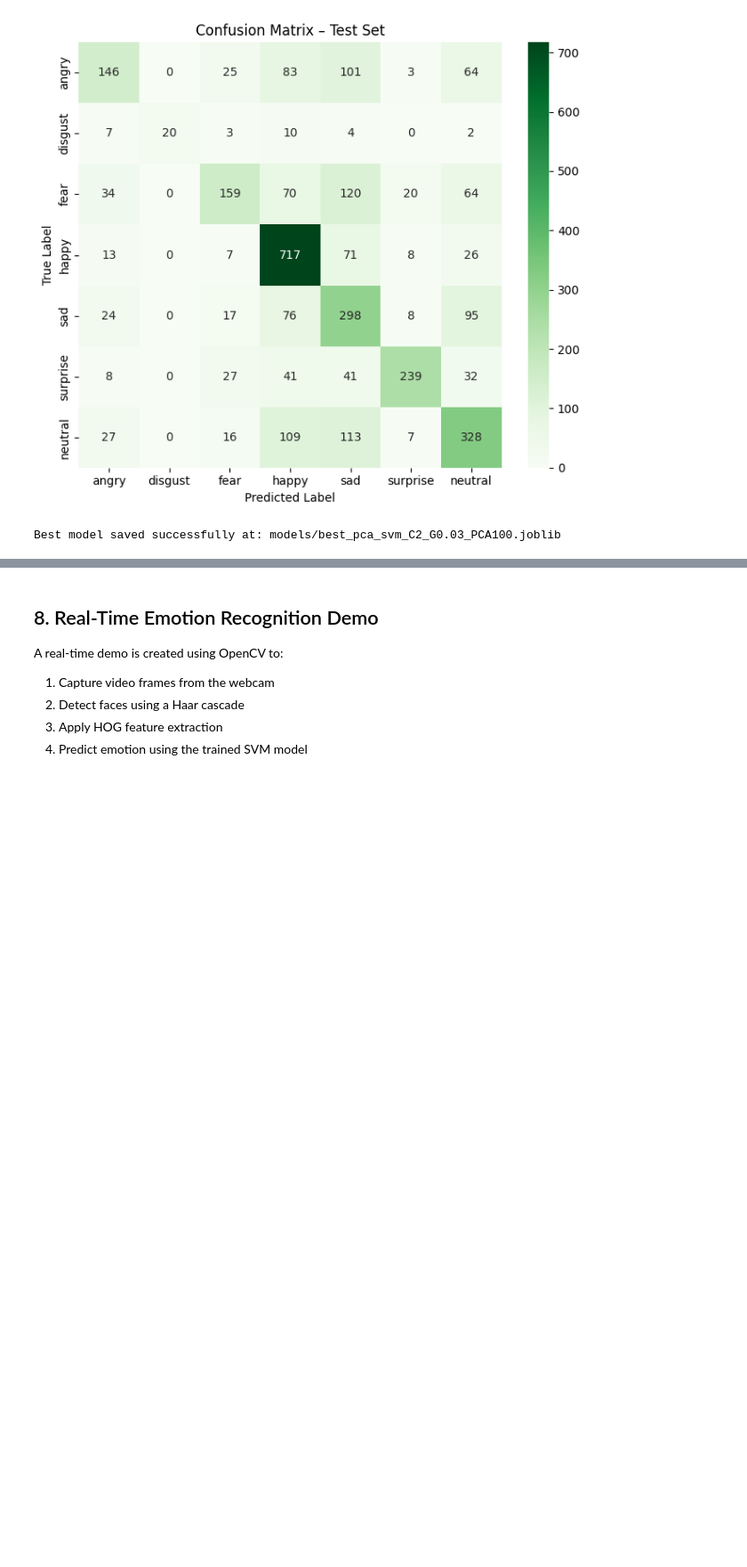
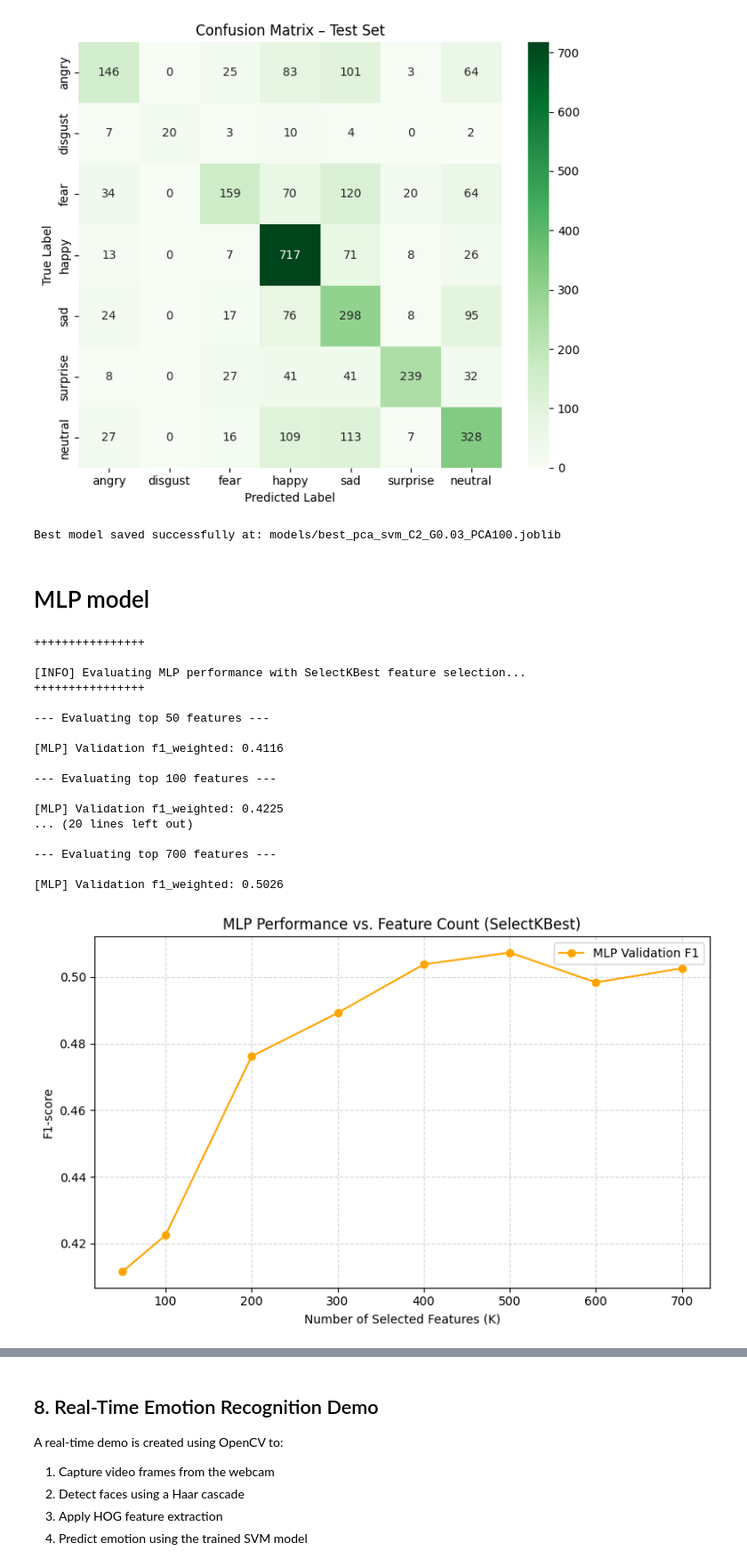
Before and after one commit to shivunchinniah/ml_emotion_recognition, a Jupyter notebook: New_emotion_reg.ipynb, the cells around one changed output, grey strips where cells are left out. Shown at 89% size. Cells and saved outputs as stored; diff of their text form; code cells hidden in the pictures; blank space fills up the shorter version.

Commit message:
update MLP model

```diff
--- a/New_emotion_reg.ipynb
+++ b/New_emotion_reg.ipynb
@@ -1101,7 +1104,8 @@ def build_and_evaluate_pipeline(
             param_updates["clf__C"] = C
         if gamma is not None:
             param_updates["clf__gamma"] = gamma
-        if class_weights is not None:
+        # Only apply class_weight if supported by estimator
+        if class_weights is not None and "class_weight" in estimator.get_params():
             param_updates["clf__class_weight"] = class_weights
         pipe.set_params(**param_updates)
 
@@ -1236,3 +1242,18 @@ New shape: (26271, 700)
+# %%
+# SVM model base
+base_svm = SVC(kernel="rbf", random_state=42)
+
+base_mlp = MLPClassifier(
+    hidden_layer_sizes=(256, 128),
+    activation="relu",
+    solver="adam",
+    alpha=1e-4,
+    batch_size=64,
+    learning_rate_init=1e-3,
+    max_iter=200,
+    early_stopping=True,
+    random_state=42
+)
 # %%
 print("++++++++++++++++")
 print("\n[INFO] Evaluating SVM performance with SelectKBest feature selection...")
@@ -1551,3 +1571,60 @@ joblib.dump(best_model, model_path)
 print(f"\nBest model saved successfully at: {model_path}")
 # %% [output]
 Best model saved successfully at: models/best_pca_svm_C2_G0.03_PCA100.joblib
+# %% [markdown]
+# MLP model
+# %%
+print("++++++++++++++++")
+print("\n[INFO] Evaluating MLP performance with SelectKBest feature selection...")
+print("++++++++++++++++")
+
+k_values = [50, 100, 200, 300, 400, 500, 600, X_train_clean.shape[1]]
+results_kbest_mlp = []
+
+for k in k_values:
+    print(f"\n--- Evaluating top {k} features ---")
+    sel = SelectKBest(f_classif, k=k)
+
+    pipe, f1 = build_and_evaluate_pipeline(
+        X_train_clean, y_train_valid,
+        X_val_clean, y_val_valid,
+        estimator=base_mlp,
+        model_name="MLP",
+        reducer=sel,
+        reducer_name="selectkbest"
+    )
+
+    results_kbest_mlp.append((k, f1))
+
+df_feature_eval_mlp = pd.DataFrame(results_kbest_mlp, columns=["K", "F1"])
+
+plt.figure(figsize=(8,5))
+plt.plot(df_feature_eval_mlp["K"], df_feature_eval_mlp["F1"], marker="o", color="orange", label="MLP Validation F1")
+plt.xlabel("Number of Selected Features (K)")
+plt.ylabel("F1-score")
+plt.title("MLP Performance vs. Feature Count (SelectKBest)")
+plt.legend()
+plt.grid(True, linestyle="--", alpha=0.5)
+plt.tight_layout()
+plt.show()
+
+display(df_feature_eval_mlp)
+# %% [output]
+++++++++++++++++
+
+[INFO] Evaluating MLP performance with SelectKBest feature selection...
+++++++++++++++++
+
+--- Evaluating top 50 features ---
+
+[MLP] Validation f1_weighted: 0.4116
+
+--- Evaluating top 100 features ---
+
+[MLP] Validation f1_weighted: 0.4225
+... (20 lines left out)
+
+--- Evaluating top 700 features ---
+
+[MLP] Validation f1_weighted: 0.5026
+[figure, added]
```
Also changed, not shown: parts of 11 cells of this notebook, 2 other files.
